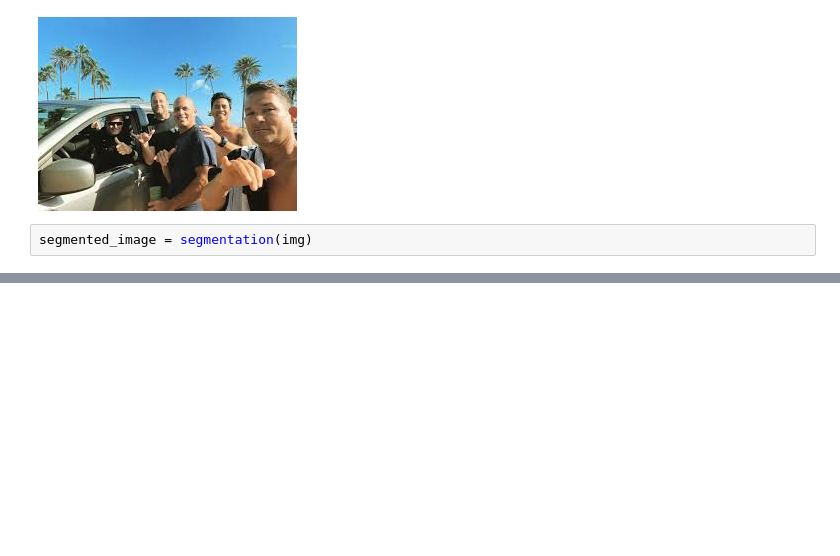
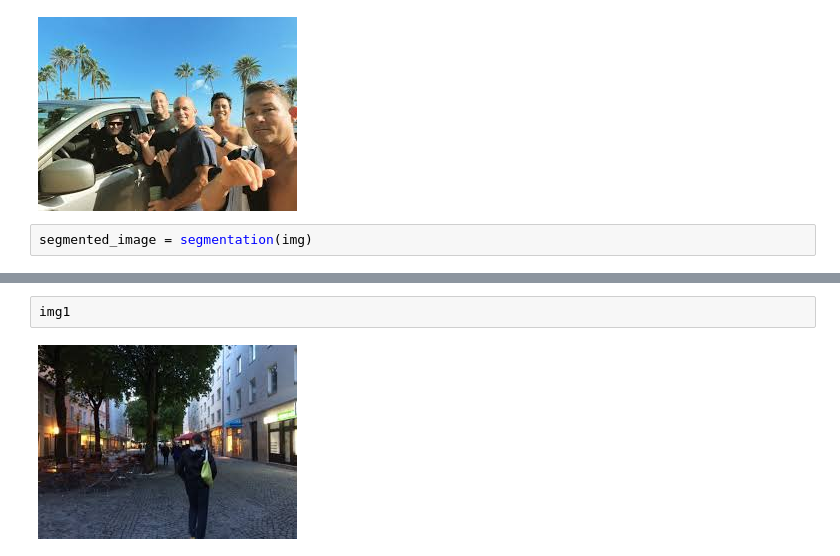
Before and after one commit to nomanmazharr/generative_ai, a Jupyter notebook: Object_detection/image-segmentation.ipynb, the cells around one changed output, grey strips where cells are left out. Cells and saved outputs as stored; diff of their text form; blank space fills up the shorter version.

```diff
--- a/Object_detection/image-segmentation.ipynb
+++ b/Object_detection/image-segmentation.ipynb
@@ -25,0 +32,4 @@ segmented_image = segmentation(img)
+# %%
+img1
+# %% [output]
+[figure, added]
```
Also changed, not shown: parts of 6 cells of this notebook.
